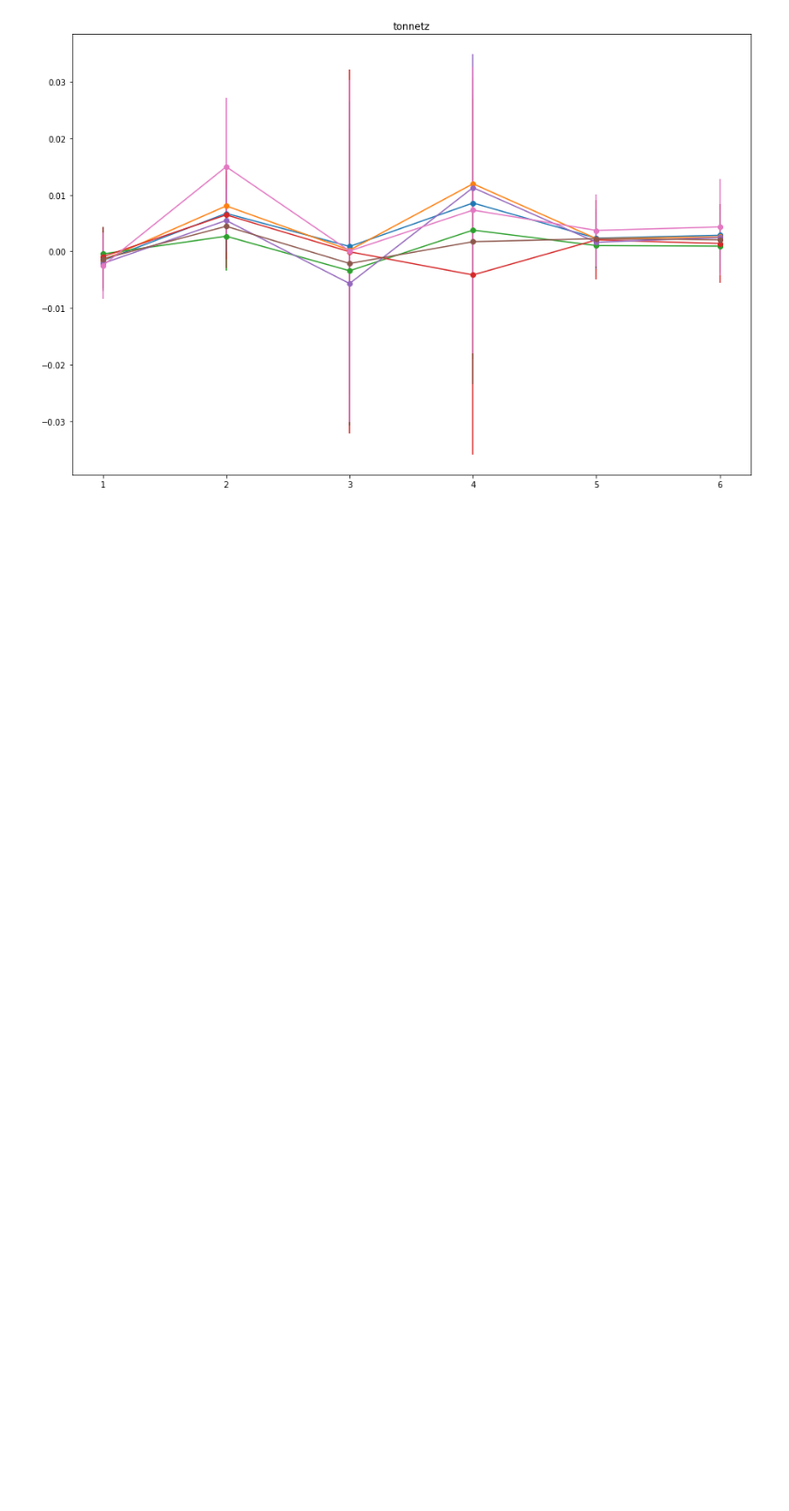
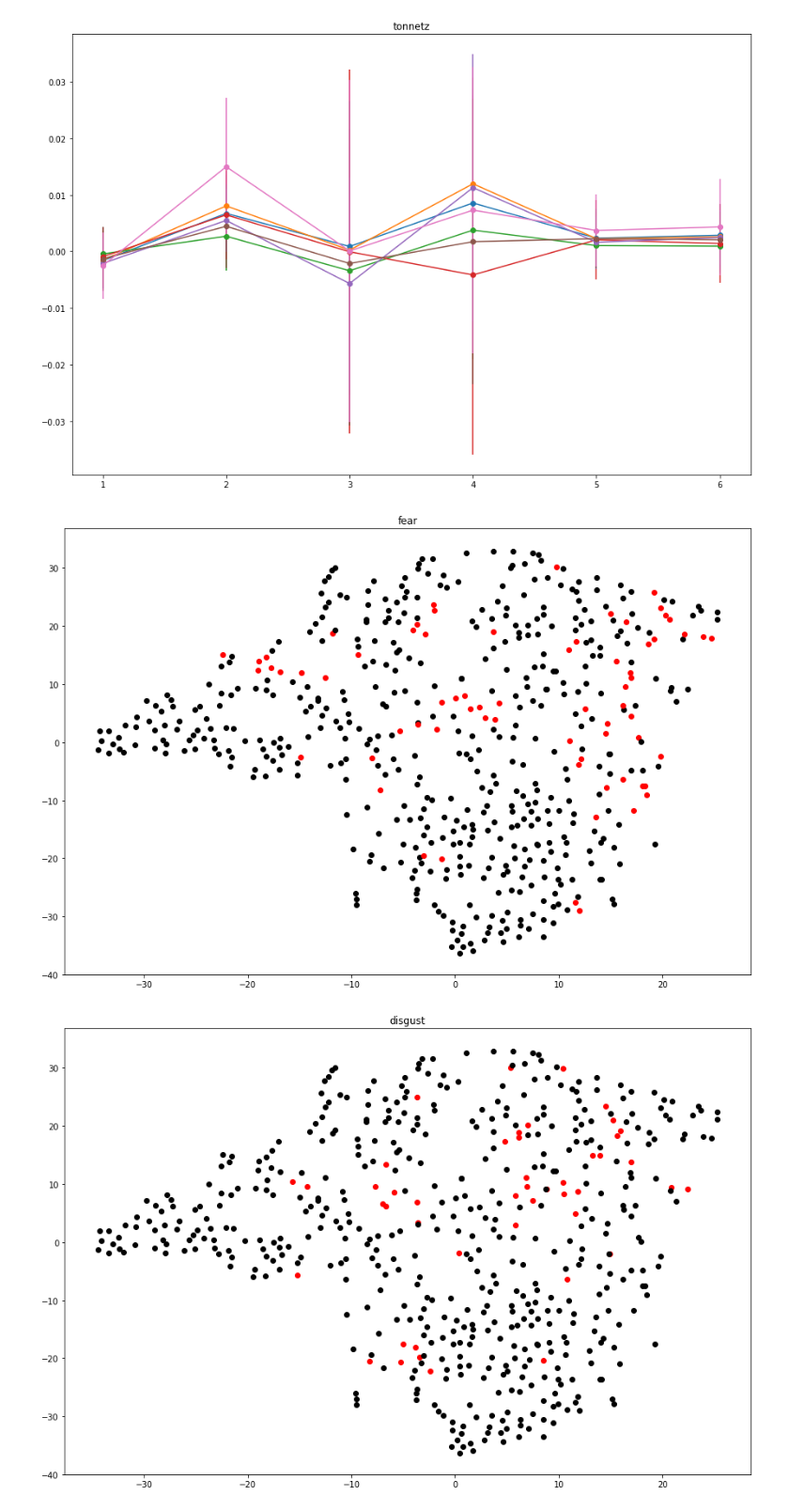
Before and after one commit to flembr/affect_recognition_hci, a Jupyter notebook: feature_test.ipynb, the cells around one changed output. Shown at 94% size. Drawn from its saved outputs; the diff is of its cells as text; code cells hidden in the pictures; blank space fills up the shorter version.

Commit message:
added tsne

```diff
--- a/feature_test.ipynb
+++ b/feature_test.ipynb
@@ -108,3 +109,39 @@ for feature in features:
 [figure]
 [figure]
 [figure]
+# %%
+tsne = TSNE(n_components=2, random_state=0, perplexity=5)
+
+tsne_data = np.empty((len(data),193), dtype=np.ndarray)
+feature_sizes = {}
+for feature in features:
+    feature_sizes[feature] = 0
+for j in range(len(data)):
+    date = data[j]
+    i = 0
+    for feature in features:
+        feature_data = date[feature]
+        for value in feature_data:
+            tsne_data[j,i] = value
+            i = i+1
+
+#np.shape(tsne_data)
+X_2d = tsne.fit_transform(tsne_data)
+#tsne_data = np.array(list(tsne_data), dtype=np.float)
+#np.shape(tsne_data)
+#tsne_data
+def plot_emotion_region(data, tsne_data, emotion):
+    plt.figure(emotion, figsize=(15,10))
+    plt.title(emotion)
+    for i in range(len(data)):
+        if data[i]['emotion'] == emotion:
+            plt.scatter(tsne_data[i, 0], tsne_data[i, 1], c="r")
+        else:
+            plt.scatter(tsne_data[i, 0], tsne_data[i, 1], c="black")
+    plt.show()
+# %%
+for emotion in emotion_map.values():
+    plot_emotion_region(data, X_2d, emotion)
+# %% [output]
+[figure, added]
+[figure, added]
```
Also changed, not shown: parts of 3 cells of this notebook.
